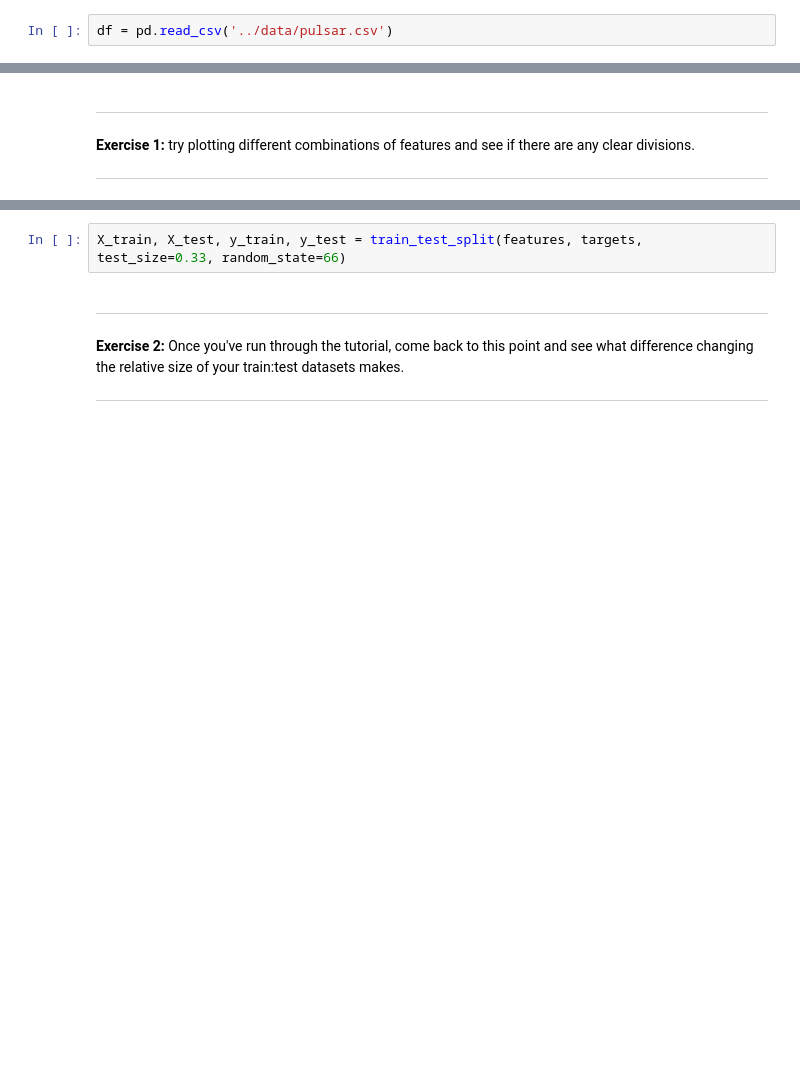
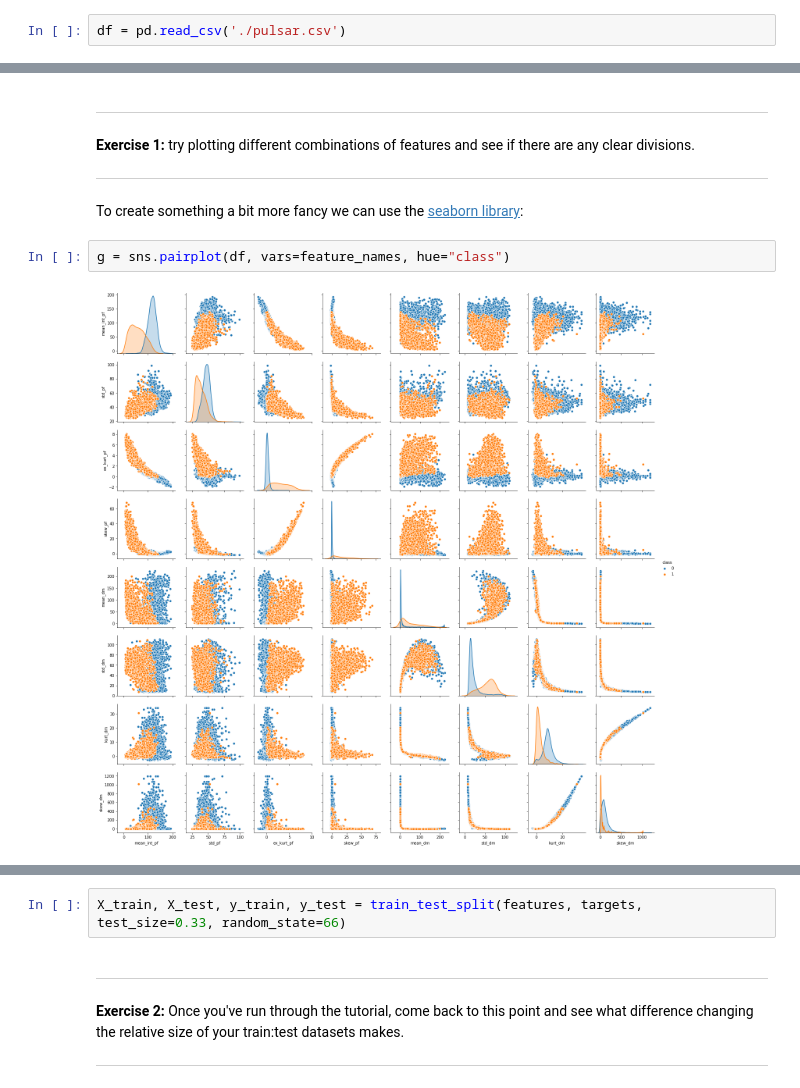
Before and after one commit to darabigdata/VizAfrica2019, a Jupyter notebook: PulsarClassifier.ipynb, the cells around one changed output, grey strips where cells are left out. Saved outputs shown, nothing was run; the diff lists cells and outputs as text; blank space fills up the shorter version.

```diff
--- a/PulsarClassifier.ipynb
+++ b/PulsarClassifier.ipynb
@@ -65,4 +79,4 @@ Some code to control the size of figures in the notebook:
 
 We're going to import the [HTRU2 dataset](https://archive.ics.uci.edu/ml/datasets/HTRU2):
 # %%
-df = pd.read_csv('../data/pulsar.csv')
+df = pd.read_csv('./pulsar.csv')
@@ -102,3 +119,9 @@ pl.show()
 **Exercise 1:** try plotting different combinations of features and see if there are any clear divisions.
 
 ---
+# %% [markdown]
+To create something a bit more fancy we can use the [seaborn library](https://seaborn.pydata.org):
+# %%
+g = sns.pairplot(df, vars=feature_names, hue="class")
+# %% [output]
+[figure, added]
```
Also changed, not shown: parts of 34 cells of this notebook.
